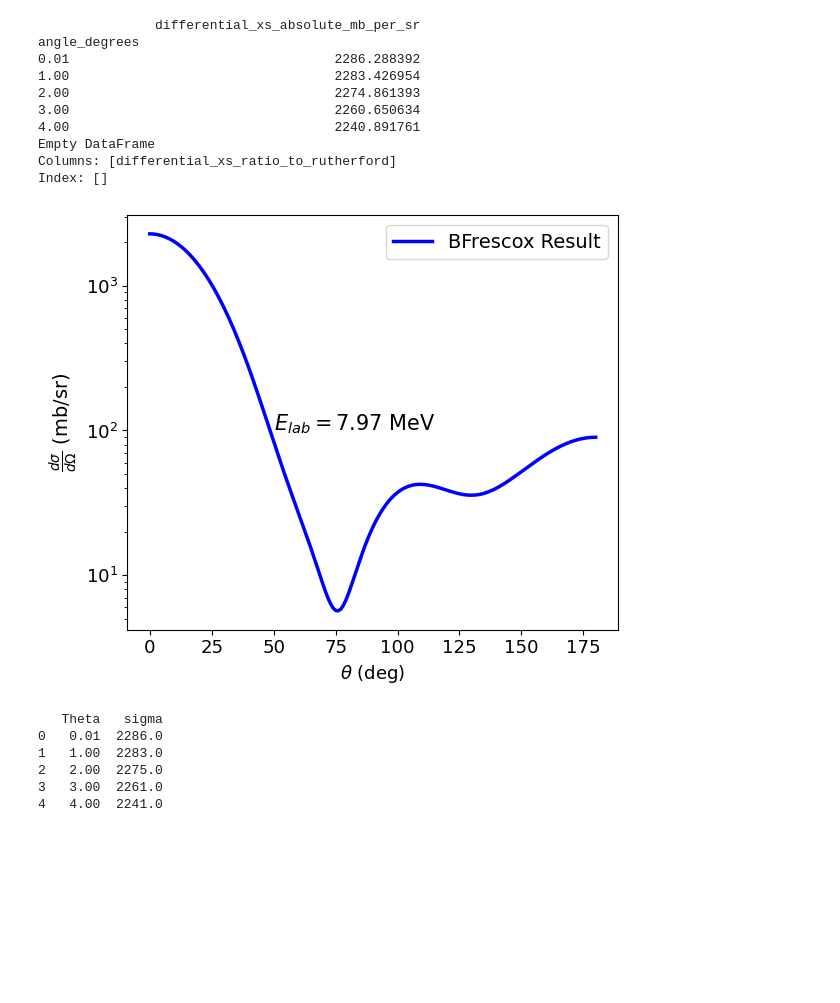
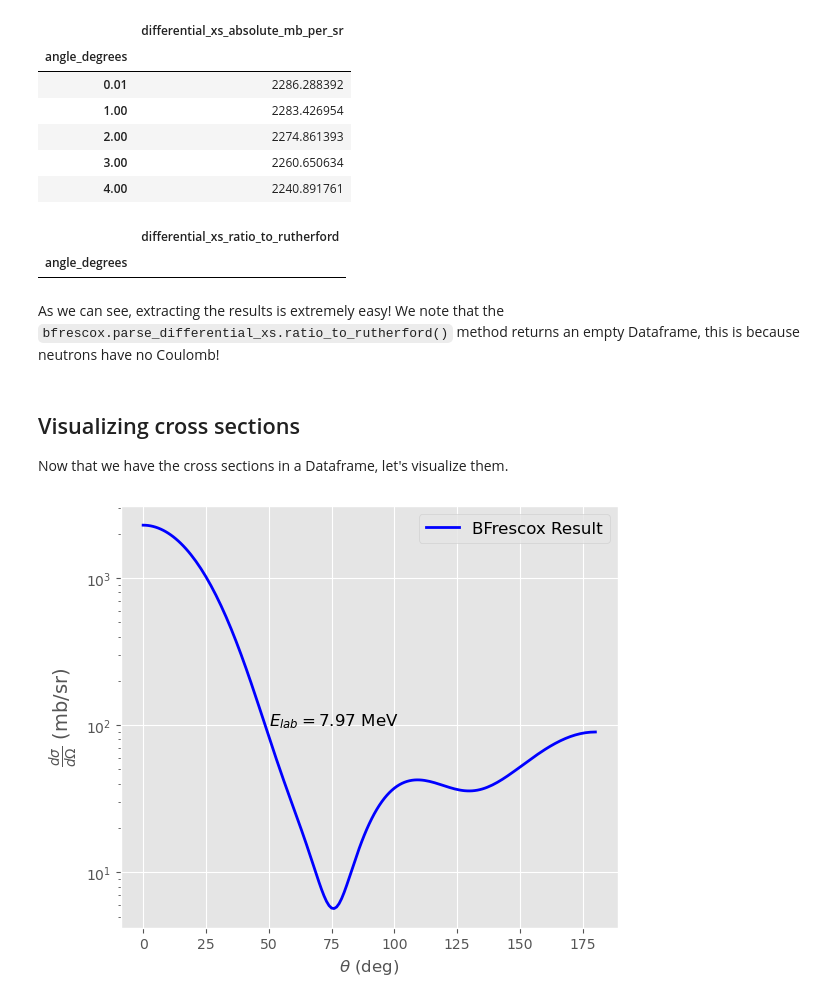
Before and after one commit to bandframework/Bfrescox, a Jupyter notebook: book/notebooks/user_provided_template_example.ipynb, the cells around one changed output. Saved outputs shown, nothing was run; the diff lists cells and outputs as text; code cells hidden in the pictures; blank space fills up the shorter version.

```diff
--- a/book/notebooks/user_provided_template_example.ipynb
+++ b/book/notebooks/user_provided_template_example.ipynb
@@ -3,7 +11,16 @@
 # %%
-import bfrescox
 import matplotlib.pyplot as plt
 import numpy as np
 from pathlib import Path
 import inspect
 import pandas as pd
+import json
+
+with open("MatplotlibEsthetics.json", "r") as fptr:
+    esthetics = json.load(fptr)
+
+plt.style.use(esthetics["style"])
+FONTSIZE      = esthetics["fontsize"]
+TICK_FONTSIZE = esthetics["tick_fontsize"]
+MARKERSIZE    = esthetics["markersize"]
+LINEWIDTH     = esthetics["linewidth"]
@@ -92,44 +162,50 @@ results_df_r2r = bfrescox.parse_differential_xs.ratio_to_rutherford(
                             frescox_output
                         )
 # %%
-print(results_df.head())
-print(results_df_r2r.head()) # neutron scattering does not have ratio to Rutherford results
+# The results are parsed in a pandas DataFrame
+display(results_df.head())
+display(results_df_r2r.head())
 # %% [output]
-               differential_xs_absolute_mb_per_sr
-angle_degrees
-0.01                                  2286.288392
-1.00                                  2283.426954
-2.00                                  2274.861393
-3.00                                  2260.650634
-4.00                                  2240.891761
-Empty DataFrame
-Columns: [differential_xs_ratio_to_rutherford]
-Index: []
+|  | differential_xs_absolute_mb_per_sr |
+| angle_degrees |  |
+| 0.01 | 2286.288392 |
+| 1.00 | 2283.426954 |
+| 2.00 | 2274.861393 |
+| 3.00 | 2260.650634 |
+| 4.00 | 2240.891761 |
+|  | differential_xs_ratio_to_rutherford |
+| angle_degrees |  |
+# %% [markdown]
+As we can see, extracting the results is extremely easy! We note that the `bfrescox.parse_differential_xs.ratio_to_rutherford()` method returns an empty Dataframe, this is because neutrons have no Coulomb!
+# %% [markdown]
+## Visualizing cross sections
+
+Now that we have the cross sections in a Dataframe, let's visualize them.
 # %%
 angles_deg = results_df.index.to_numpy()
 diff_xs_mb_per_sr = results_df["differential_xs_absolute_mb_per_sr"].to_numpy()
 
 
 # Create single figure and axis
 fig, ax1 = plt.subplots(figsize=(6, 5))
 
 # Global font size settings for ticks
-ax1.tick_params(axis='both', which='major', labelsize=13)
-ax1.tick_params(axis='both', which='minor', labelsize=11)
+ax1.tick_params(axis='both', which='major', labelsize=TICK_FONTSIZE)
+ax1.tick_params(axis='both', which='minor', labelsize=TICK_FONTSIZE)
 
 # Plot differential cross section
-ax1.plot(angles_deg, diff_xs_mb_per_sr, lw=2.5, color='blue', label='BFrescox Result')
+ax1.plot(angles_deg, diff_xs_mb_per_sr, lw=LINEWIDTH, color='blue', label='BFrescox Result')
 ax1.set_yscale('log')
 ax1.set_ylabel(r"$\frac{d\sigma}{d\Omega}$ (mb/sr)", fontsize=14)
-ax1.set_xlabel(r"$\theta$ (deg)", fontsize=13)
+ax1.set_xlabel(r"$\theta$ (deg)", fontsize=FONTSIZE)
 
 # Add annotation
 ax1.text(50.0, 1e2, r"$E_{lab} = 7.97$ MeV",
-         fontsize=15, color='black')
+         fontsize=FONTSIZE, color='black')
 
-plt.legend(fontsize=14)
+plt.legend(fontsize=FONTSIZE)
 
 plt.tight_layout()
 plt.show()
 # %% [output]
-[figure, old version]
+[figure, new version]
@@ -199,10 +211,0 @@ def parse_fort16(filename: Path):
-# %%
-results = parse_fort16(Path("fort.16"))
-print(results["channel_1"].head())
-# %% [output]
-   Theta   sigma
-0   0.01  2286.0
-1   1.00  2283.0
-2   2.00  2275.0
-3   3.00  2261.0
-4   4.00  2241.0
```
Also changed, not shown: parts of 19 cells of this notebook, 19 other files.
